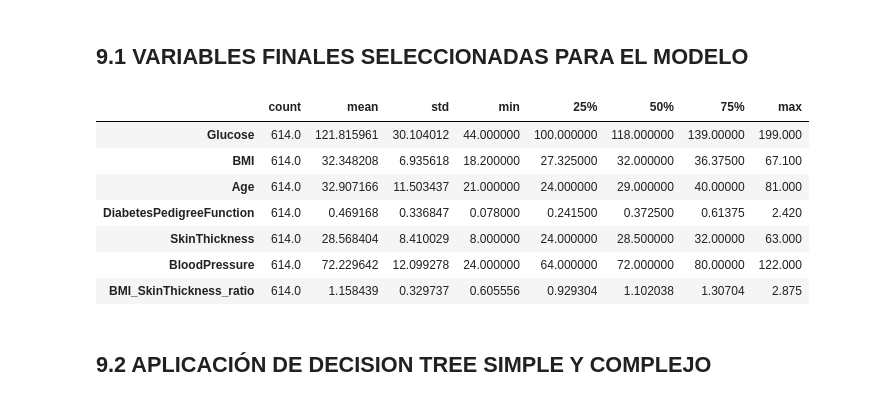
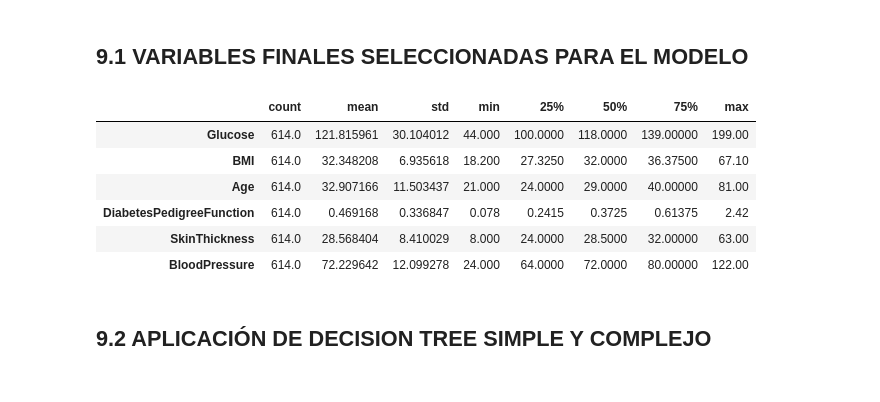
Before and after one commit to 4GeeksAcademy/cathycaz-intro-ml, a Jupyter notebook: src/04-decission-tree..ipynb, the cells around one changed output. Cells and saved outputs as stored; diff of their text form; code cells hidden in the pictures.

```diff
--- a/src/04-decission-tree..ipynb
+++ b/src/04-decission-tree..ipynb
@@ -1124,7 +1122,0 @@ CONCLUSIÓN: COMO LOS PORCENTAJES DE CROOS VALDATION ME DAN MUY SIMILARES VOY AP
-# %%
-# OPCIÓN 1: Crear variable de ratio (RECOMENDADA)
-X_train_imputado['BMI_SkinThickness_ratio'] = X_train_imputado['BMI'] / (X_train_imputado['SkinThickness'] + 1)
-X_test_imputado['BMI_SkinThickness_ratio'] = X_test_imputado['BMI'] / (X_test_imputado['SkinThickness'] + 1)
-
-nuevas_features = features + ['BMI_SkinThickness_ratio']
-print(f"Features actualizadas: {nuevas_features}")
@@ -1140,13 +1127,15 @@ X_test_sel = X_test_imputado[nuevas_features]
+# %%
+X_train = X_train_imputado[features]
+X_test = X_test_imputado[features]
 # %%
-X_train_sel.describe().T
+X_train.describe().T
 # %% [output]
 |  | count | mean | std | min | 25% | 50% | 75% | max |
-| Glucose | 614.0 | 121.815961 | 30.104012 | 44.000000 | 100.000000 | 118.000000 | 139.00000 | 199.000 |
-| BMI | 614.0 | 32.348208 | 6.935618 | 18.200000 | 27.325000 | 32.000000 | 36.37500 | 67.100 |
-| Age | 614.0 | 32.907166 | 11.503437 | 21.000000 | 24.000000 | 29.000000 | 40.00000 | 81.000 |
-| DiabetesPedigreeFunction | 614.0 | 0.469168 | 0.336847 | 0.078000 | 0.241500 | 0.372500 | 0.61375 | 2.420 |
-| SkinThickness | 614.0 | 28.568404 | 8.410029 | 8.000000 | 24.000000 | 28.500000 | 32.00000 | 63.000 |
-| BloodPressure | 614.0 | 72.229642 | 12.099278 | 24.000000 | 64.000000 | 72.000000 | 80.00000 | 122.000 |
-| BMI_SkinThickness_ratio | 614.0 | 1.158439 | 0.329737 | 0.605556 | 0.929304 | 1.102038 | 1.30704 | 2.875 |
+| Glucose | 614.0 | 121.815961 | 30.104012 | 44.000 | 100.0000 | 118.0000 | 139.00000 | 199.00 |
+| BMI | 614.0 | 32.348208 | 6.935618 | 18.200 | 27.3250 | 32.0000 | 36.37500 | 67.10 |
+| Age | 614.0 | 32.907166 | 11.503437 | 21.000 | 24.0000 | 29.0000 | 40.00000 | 81.00 |
+| DiabetesPedigreeFunction | 614.0 | 0.469168 | 0.336847 | 0.078 | 0.2415 | 0.3725 | 0.61375 | 2.42 |
+| SkinThickness | 614.0 | 28.568404 | 8.410029 | 8.000 | 24.0000 | 28.5000 | 32.00000 | 63.00 |
+| BloodPressure | 614.0 | 72.229642 | 12.099278 | 24.000 | 64.0000 | 72.0000 | 80.00000 | 122.00 |
 # %% [markdown]
 ## 9.2 APLICACIÓN DE DECISION TREE SIMPLE Y COMPLEJO
```
Also changed, not shown: parts of 17 cells of this notebook.
